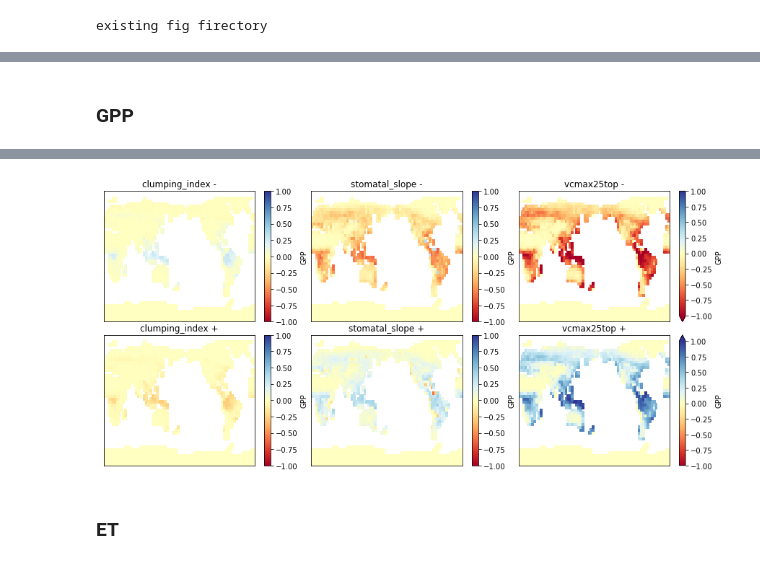
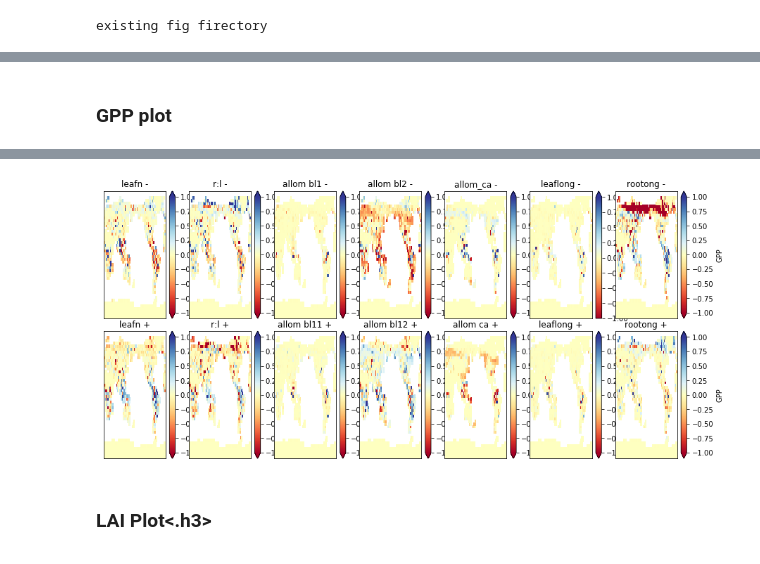
Before and after one commit to rosiealice/fates_sp_ensembles, a Jupyter notebook: ensemble_script.ipynb, the cells around one changed output, grey strips where cells are left out. Saved outputs shown, nothing was run; the diff lists cells and outputs as text; code cells hidden in the pictures.

```diff
--- a/ensemble_script.ipynb
+++ b/ensemble_script.ipynb
@@ -24,7 +24,7 @@ ctsmrepo='ctsmsept20'
 defbuildroot='/glade/scratch/'
 
 #Settings for the SP ensemble
-sp=1
+sp=0
 noc4=1
 hydro=0
 if(sp == 1):
@@ -54,9 +54,11 @@ else:
     sp=0
     defcase='SPdefault'
     ens_directory='NOCOMP_fates_ens'
-    caseroot='nocomp_fates_01_n'
-    paramsdir='param_files_sp'
+    caseroot='nocomp_fates_02_n'
+    paramsdir='param_files_nocomp'
     paramfiledefault='fates_params_default.nc'
     resub=2
     ncases=14
     ychoose =2009
+print(paramsdir)
+print(sp)
@@ -524,6 +569,13 @@ titles=['clumping_index -','clumping_index +','leaf_diameter -','leaf_diameter +
            'stomatal_slope -','stomatal_slope +','vcmax25top -','vcmax25top +',
            'leaf_xl -','leaf_xl +','rholvis -','rholvis +',
            'smpsc -','smpsc +' ]
+if(sp==0):
+   titles =['leafn -','leafn +','r:l -','r:l +',
+           'allom bl1 -','allom bl11 +','allom bl2 -','allom bl12 +',
+            'allom_ca -','allom ca +','leaflong -','leaflong +',
+            'rootong -','rootong +',   ]
+
+
 output='/glade/scratch/rfisher/'
 conv = 3600*24*365
 yr='.clm2.h0.'
@@ -616,47 +813,47 @@ existing fig firectory
 # %% [markdown]
-<h3>GPP</h3>
+<h3> GPP plot</h3>
 # %%
 import time
 delta=1
+rel=0
 if doanalysis ==1:
     conv=24*3600
     fig = plt.figure()
     plt.rcParams['figure.figsize'] = [15,7]
     fig.subplots_adjust(hspace=0.1, wspace=0.1)
     vs=[1, 2, 5,6, 7, 8]
+
+    vs=range(1,15)
     print(vs)
     count=1
-    ncol=3
+    ncol=7
     for i in vs:
-        print(i)
         index=((count+1) % 2)*ncol + ((count+1) // 2)
-        ax = fig.add_subplot( 2, ncol,index)
+        ax = fig.add_subplot(2, ncol, index)
         count=count+1
-        run=caseroot+str(i)
-        arc = output + 'archive/' + run + '/lnd/hist/'
-       # arc = output + run + '/run/'
-        f2=(arc +run+yr+str(ychoose)+'-01.nc')
-        if(os.path.isfile(f2)):
-            ds0 = xr.open_mfdataset(arc +run+yr+str(ychoose)+'*', decode_times=False)
-        else:
-            arc = output + run + '/run/'
-            ds0 = xr.open_mfdataset(arc +run+yr+str(ychoose)+'*', decode_times=False)
-        print(arc)
-
+        ds0=dse1.isel(realization=i)
         if(delta == 1):
-             delt=np.multiply(np.mean(ds0.GPP,0),conv)-np.multiply(np.mean(dsdef.GPP,0),conv)
-             plt1=delt.plot(vmin=-1, vmax=1,cmap='RdYlBu')
+            mod=np.multiply(np.mean(ds0.GPP,0),conv)
+            deft=np.multiply(np.mean(dsdef.GPP,0),conv)
+            if(rel==0):
+                delt=mod-deft
+                plt1=delt.plot(vmin=-0.5, vmax=0.5,cmap='RdYlBu')
+            else: #relativised diffs
+                delt=100*(mod-deft)/deft
+                plt1=delt.plot(vmin=-1, vmax=1,cmap='RdYlBu')
         else:
              ds=np.multiply(np.mean(ds0.GPP,0),conv)
-             ds_out_model = xr.Dataset({'lat': (['lat'], np.arange(-90, 90, 4.0)),
+             ds_out = xr.Dataset({'lat': (['lat'], np.arange(-90, 90, 4.0)),
                      'lon': (['lon'], np.arange(-180, 180, 5)),})
              regridder = xe.Regridder(ds, ds_out_model, 'bilinear')
              regridder.clean_weight_file()
              regridder
              ds_out_model = regridder(ds)
-             diff=ds_out_model-ds_out_obs
-             plt1=diff.plot(vmin=-5, vmax=5,cmap='RdYlBu')
+             diff=ds_out_model-ds_out_GPP_obs
+             plt1=diff.plot(vmin=-6, vmax=6,cmap='RdYlBu')
 
+
+        #plt1=ds_out_model.plot(vmin=0, vmax=12,cmap='bwr')
         ax.set_title(titles[i-1])
         ax.get_xaxis().set_visible(False)
         ax.get_yaxis().set_visible(False)
@@ -665,9 +862,16 @@ if doanalysis ==1:
         time.sleep(1)
 
 if(delta == 1):
-    fnmfig='figs/ensemble_GPP_delta_'+caseroot+'.png'
+    if(rel==1):
+        fnmfig='figs/ensemble_GPP_delta_rel_'+caseroot +str(i)+'.png'
+    else:
+        fnmfig='figs/ensemble_GPP_delta_abs_'+caseroot +str(i)+'.png'
 else:
-    fnmfig='figs/ensemble_GPP__error_'+caseroot+'.png'
+    if(rel==1):
+        fnmfig='figs/ensemble_GPP_error_rel_'+caseroot +str(i)+'.png'
+    else:
+        fnmfig='figs/ensemble_GPP_error_abs_'+caseroot +str(i)+'.png'
+
 print(fnmfig)
 plt.savefig(fnmfig)
 # %% [output]
@@ -688,3 +880,3 @@ figs/ensemble_GPP_delta_spfates_noc4_n.png
-[figure, old version]
+[figure, new version]
 # %% [markdown]
-<h3>ET</h3>
+<h3> LAI Plot<.h3>
```
Also changed, not shown: parts of 20 cells of this notebook, 11 other files.
